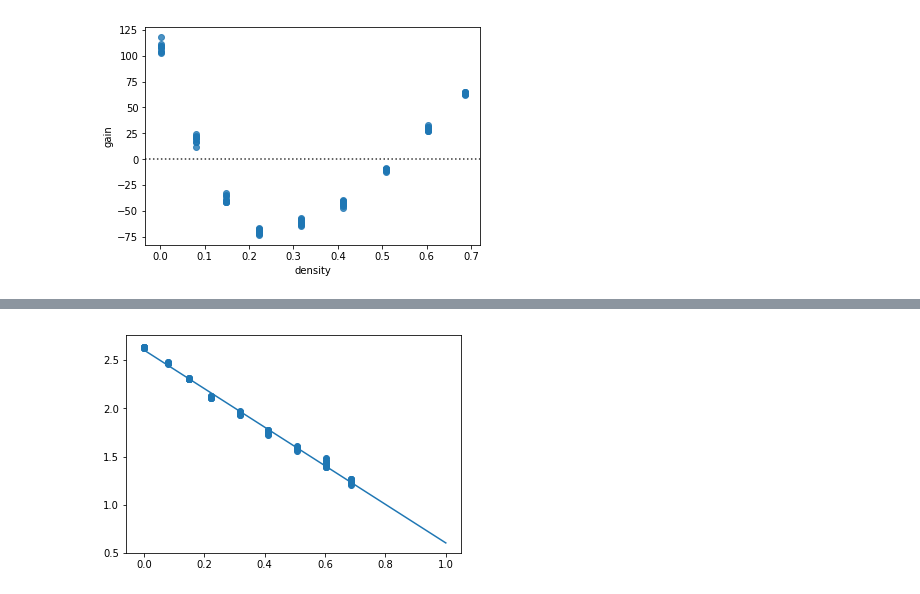
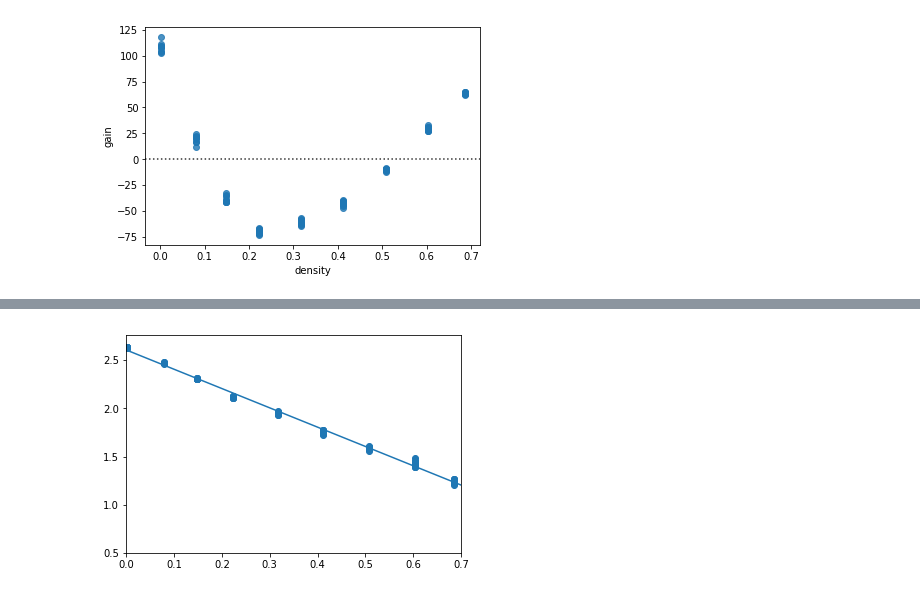
Before and after one commit to msmyrl/MATH189_CS4, a Jupyter notebook: Homework-4.ipynb, the cells around one changed output, grey strips where cells are left out. Saved outputs shown, nothing was run; the diff lists cells and outputs as text; code cells hidden in the pictures.

```diff
--- a/Homework-4.ipynb
+++ b/Homework-4.ipynb
@@ -78,13 +84,14 @@ array([ 48.76410068])
 # %%
 #Different Model:
 model2 = LinearRegression(fit_intercept=True)
 
 model2.fit(gaugeData2['density'][:, np.newaxis], gaugeData2['gain'])
 
 xfit = np.linspace(0, 1, 10)
 yfit = model2.predict(xfit[:, np.newaxis])
 
 plt.scatter(gaugeData2['density'], gaugeData2['gain'])
+plt.xlim(0,0.7)
 plt.plot(xfit, yfit);
 # %% [output]
-[figure, old version]
+[figure, new version]
```
Also changed, not shown: parts of 6 cells of this notebook, 1 other file.
